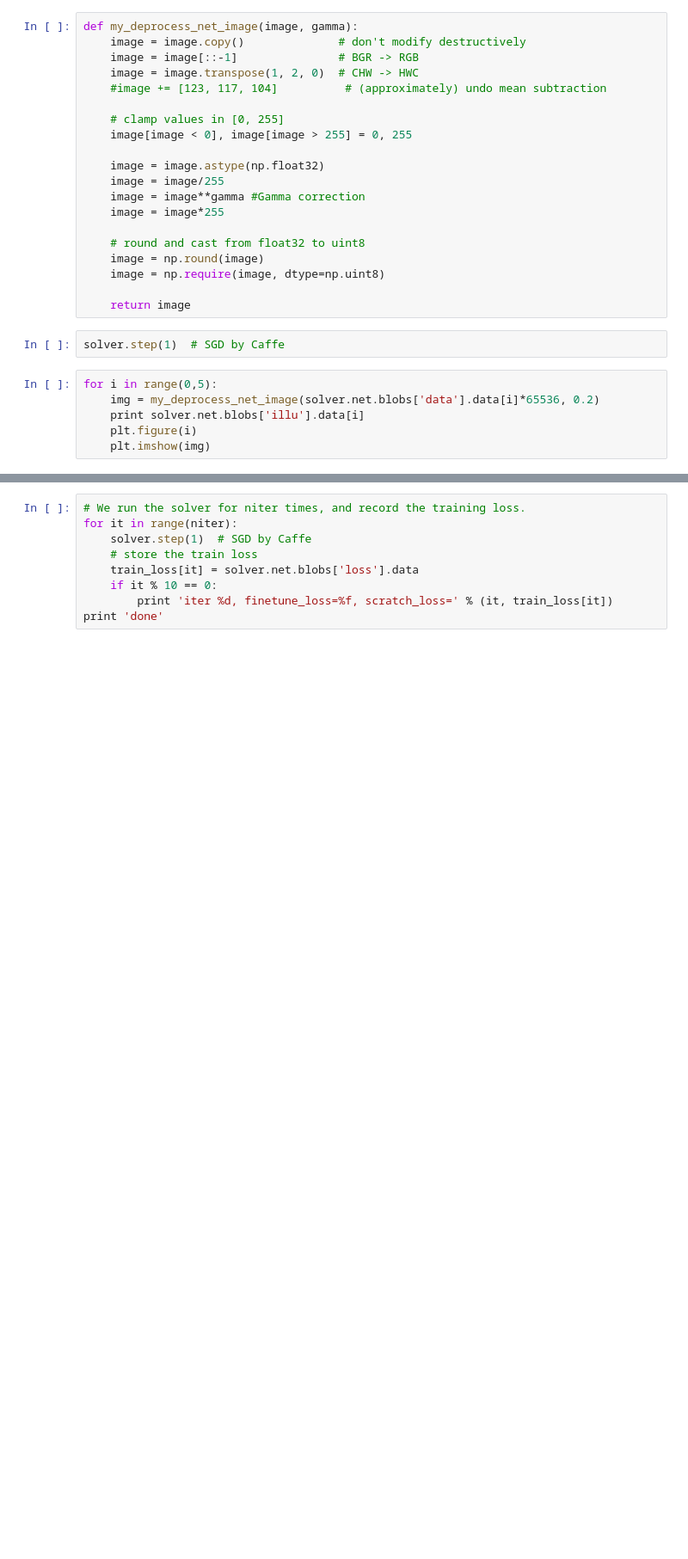
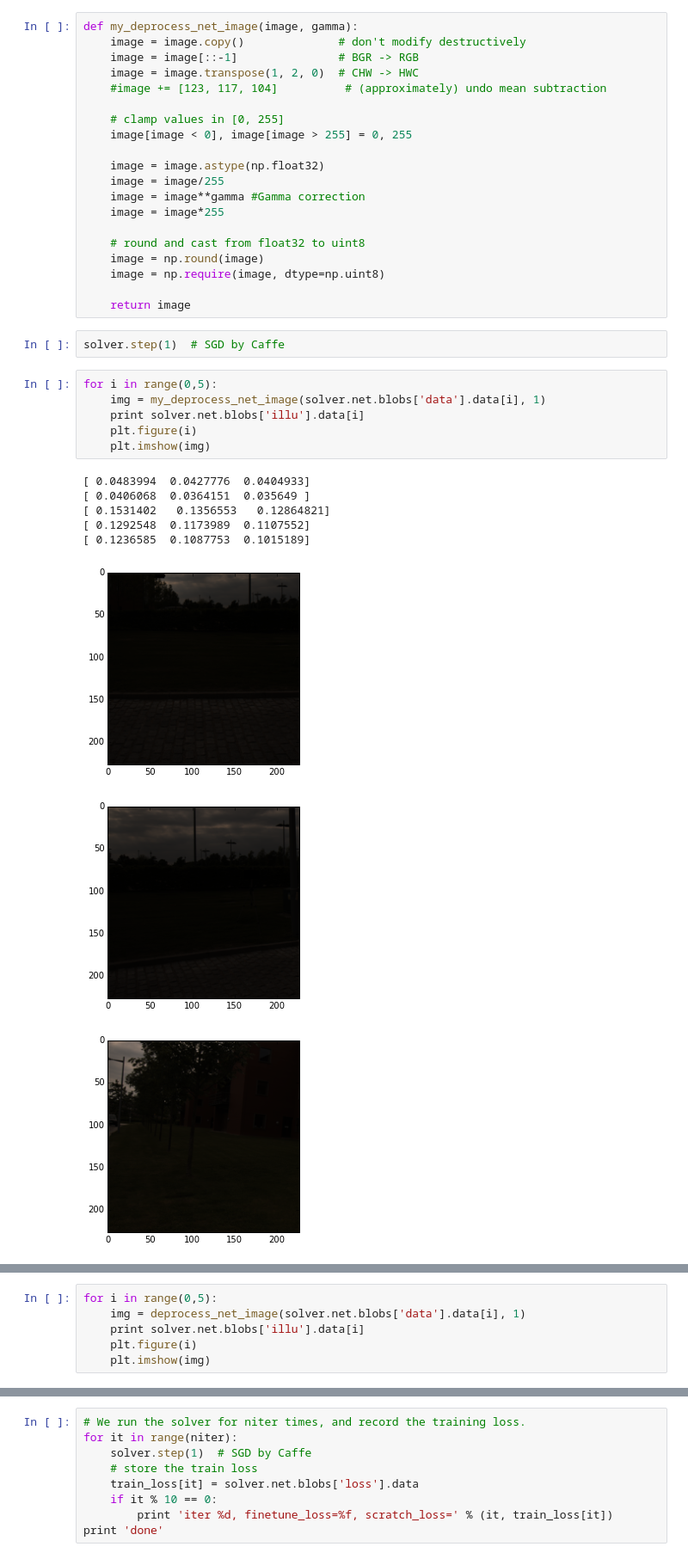
Before and after one commit to CrazyAlan/caffe, a Jupyter notebook: examples/termPro/gehler_482.ipynb, the cells around one changed output, grey strips where cells are left out. Shown at 86% size. Drawn from its saved outputs; the diff is of its cells as text; blank space fills up the shorter version.

```diff
--- a/examples/termPro/gehler_482.ipynb
+++ b/examples/termPro/gehler_482.ipynb
@@ -102,7 +105,16 @@ def my_deprocess_net_image(image, gamma):
 solver.step(1)  # SGD by Caffe
 # %%
 for i in range(0,5):
-    img = my_deprocess_net_image(solver.net.blobs['data'].data[i]*65536, 0.2)
+    img = my_deprocess_net_image(solver.net.blobs['data'].data[i], 1)
     print solver.net.blobs['illu'].data[i]
     plt.figure(i)
     plt.imshow(img)
+# %% [output]
+[ 0.0483994  0.0427776  0.0404933]
+[ 0.0406068  0.0364151  0.035649 ]
+[ 0.1531402   0.1356553   0.12864821]
+[ 0.1292548  0.1173989  0.1107552]
+[ 0.1236585  0.1087753  0.1015189]
+[figure, added]
+[figure, added]
+[figure, added]
@@ -109 +123,7 @@ for i in range(0,5):
+# %%
+for i in range(0,5):
+    img = deprocess_net_image(solver.net.blobs['data'].data[i], 1)
+    print solver.net.blobs['illu'].data[i]
+    plt.figure(i)
+    plt.imshow(img)
 # %%
```
Also changed, not shown: parts of 5 cells of this notebook, 8 other files.
